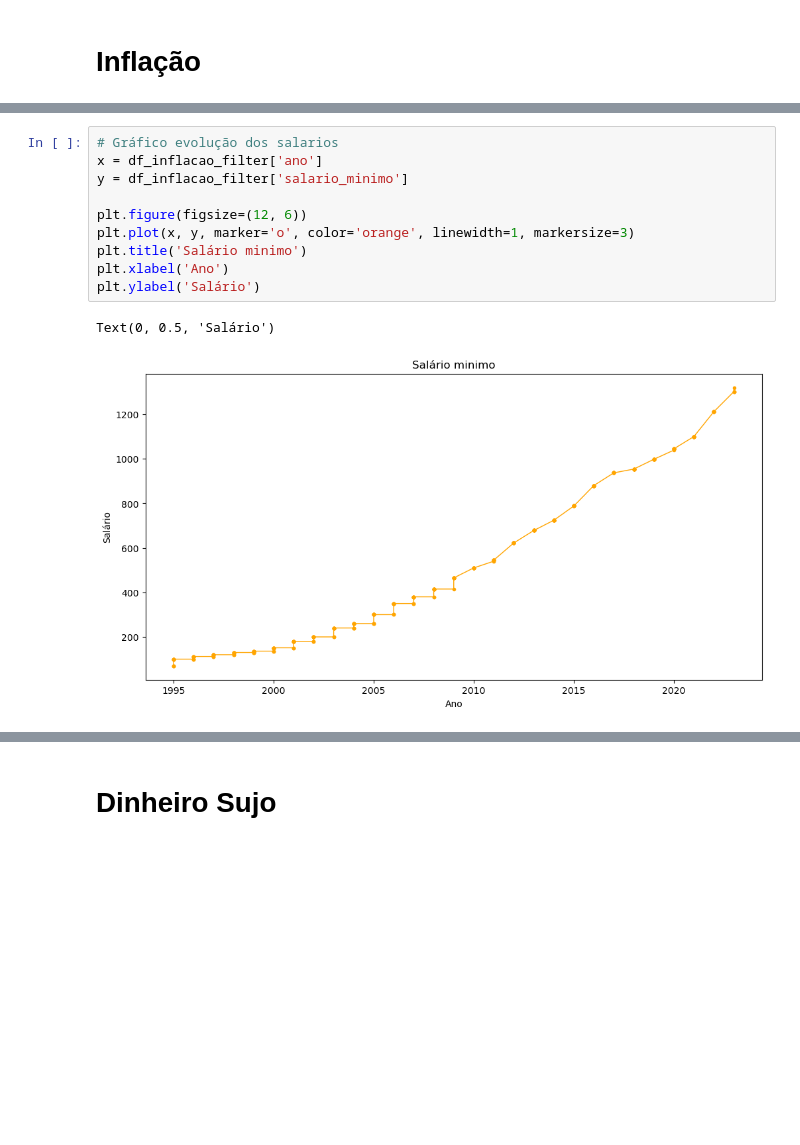
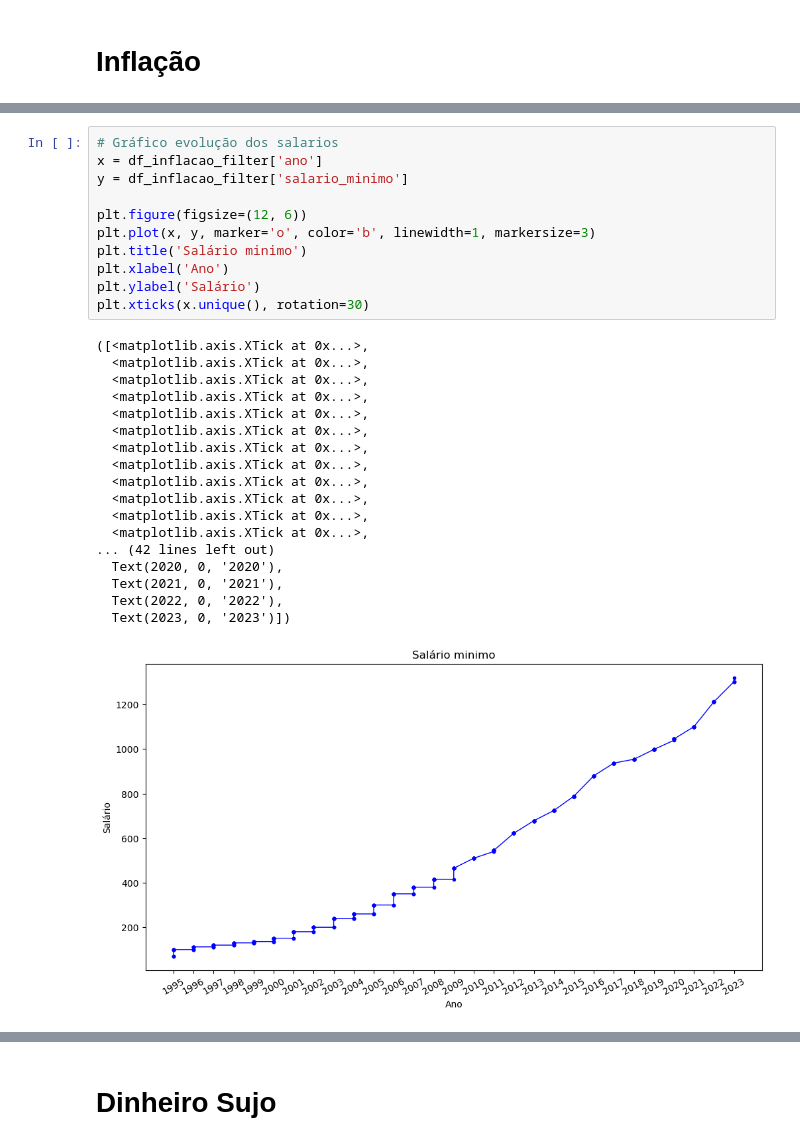
Before and after one commit to wesleymarchi/task-dataset, a Jupyter notebook: sample.ipynb, the cells around one changed output, grey strips where cells are left out. Cells and saved outputs as stored; diff of their text form; blank space fills up the shorter version.

```diff
--- a/sample.ipynb
+++ b/sample.ipynb
@@ -61,16 +99,33 @@ Text(0, 0.5, 'IPCA Acumulado Ano')
 # %%
 # Gráfico evolução dos salarios
 x = df_inflacao_filter['ano']
 y = df_inflacao_filter['salario_minimo']
 
 plt.figure(figsize=(12, 6))
-plt.plot(x, y, marker='o', color='orange', linewidth=1, markersize=3)
+plt.plot(x, y, marker='o', color='b', linewidth=1, markersize=3)
 plt.title('Salário minimo')
 plt.xlabel('Ano')
 plt.ylabel('Salário')
+plt.xticks(x.unique(), rotation=30)
 # %% [output]
-Text(0, 0.5, 'Salário')
+([<matplotlib.axis.XTick at 0x...>,
+  <matplotlib.axis.XTick at 0x...>,
+  <matplotlib.axis.XTick at 0x...>,
+  <matplotlib.axis.XTick at 0x...>,
+  <matplotlib.axis.XTick at 0x...>,
+  <matplotlib.axis.XTick at 0x...>,
+  <matplotlib.axis.XTick at 0x...>,
+  <matplotlib.axis.XTick at 0x...>,
+  <matplotlib.axis.XTick at 0x...>,
+  <matplotlib.axis.XTick at 0x...>,
+  <matplotlib.axis.XTick at 0x...>,
+  <matplotlib.axis.XTick at 0x...>,
+... (42 lines left out)
+  Text(2020, 0, '2020'),
+  Text(2021, 0, '2021'),
+  Text(2022, 0, '2022'),
+  Text(2023, 0, '2023')])
-[figure, old version]
+[figure, new version]
 # %%
 # Gráfico selic
 x = df_inflacao_filter['ano']
```
Also changed, not shown: parts of 12 cells of this notebook, 1 other file.
